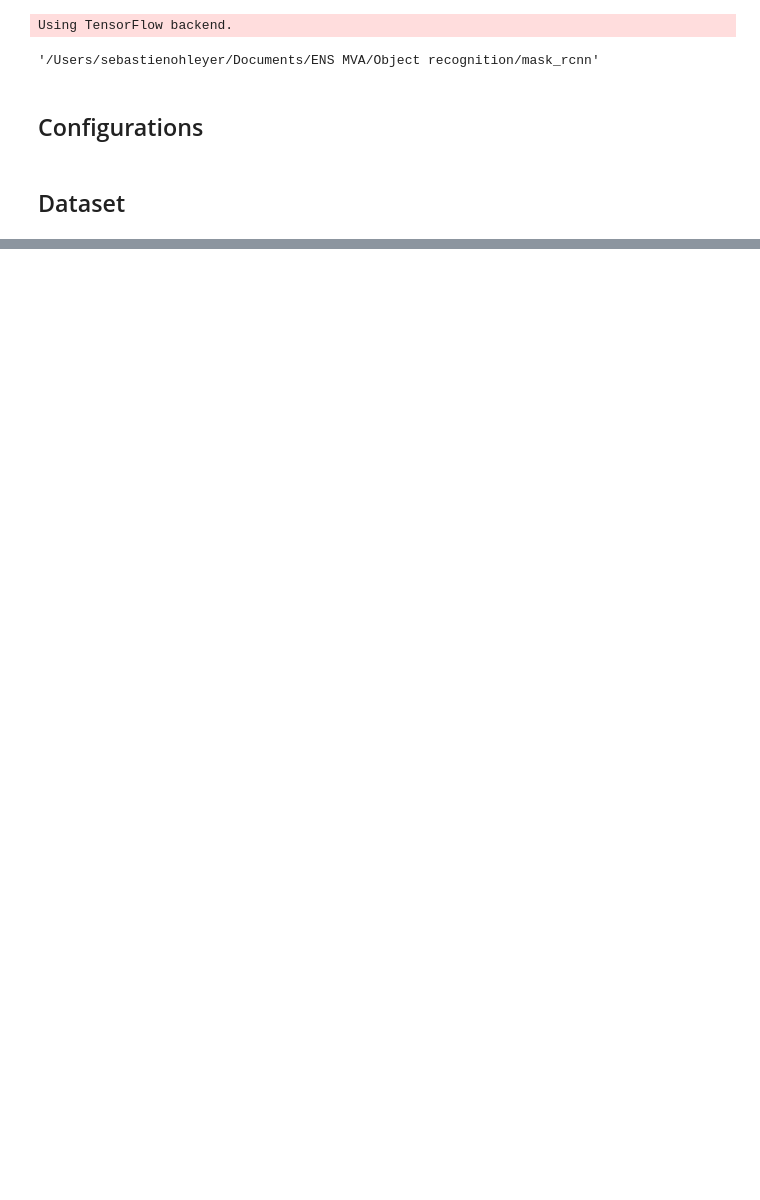
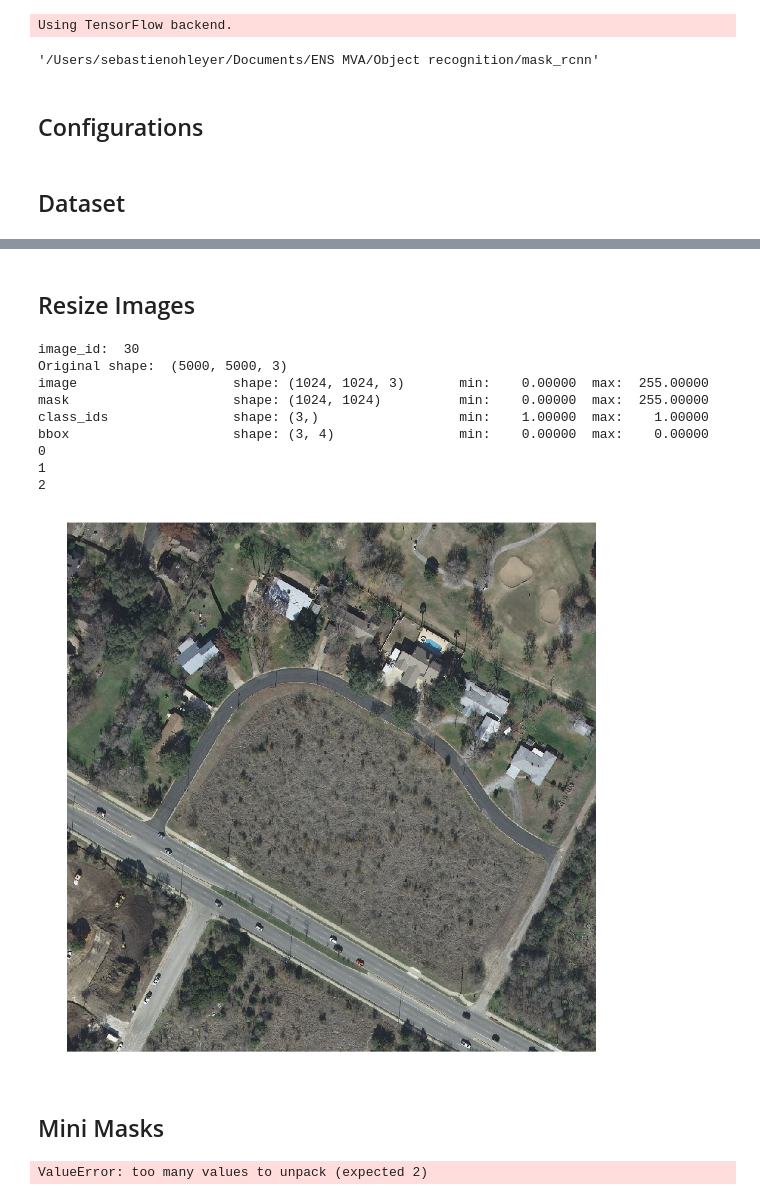
Before and after one commit to sohleyer/roof_segmentation, a Jupyter notebook: mask_rcnn/inspect_data.ipynb, the cells around one changed output, grey strips where cells are left out. Drawn from its saved outputs; the diff is of its cells as text; code cells hidden in the pictures; blank space fills up the shorter version.

```diff
--- a/mask_rcnn/inspect_data.ipynb
+++ b/mask_rcnn/inspect_data.ipynb
@@ -133,0 +126,50 @@ TypeError: 'tuple' object cannot be interpreted as an integer
+# %% [markdown]
+## Resize Images
+# %%
+# Load random image and mask.
+original_shape = image.shape
+# Resize
+image_resized, window, scale, padding = utils.resize_image(
+    image,
+    min_dim=config.IMAGE_MIN_DIM,
+    max_dim=config.IMAGE_MAX_DIM,
+    padding=config.IMAGE_PADDING)
+mask_resized = utils.resize_mask(full_mask, scale, padding)
+# Compute Bounding box
+bbox_resized = utils.extract_bboxes(mask_resized, instance_idx)
+
+# Display image and additional stats
+print("image_id: ", image_id, dataset.image_reference(image_id))
+print("Original shape: ", original_shape)
+log("image", image_resized)
+log("mask", mask_resized)
+log("class_ids", class_ids)
+log("bbox", bbox_resized)
+# Display image and instances
+visualize.display_instances(image_resized, bbox_resized, mask_resized, instance_idx, class_ids, dataset.class_names)
+# %% [output]
+image_id:  30
+Original shape:  (5000, 5000, 3)
+image                    shape: (1024, 1024, 3)       min:    0.00000  max:  255.00000
+mask                     shape: (1024, 1024)          min:    0.00000  max:  255.00000
+class_ids                shape: (3,)                  min:    1.00000  max:    1.00000
+bbox                     shape: (3, 4)                min:    0.00000  max:    0.00000
+0
+1
+2
+[figure, added]
+# %% [markdown]
+## Mini Masks
+# %%
+image, image_meta, class_ids, bbox, mask = modellib.load_image_gt(
+    dataset, config, image_id, use_mini_mask=False)
+
+log("image", image)
+log("image_meta", image_meta)
+log("class_ids", class_ids)
+log("bbox", bbox)
+log("mask", mask)
+
+display_images([image]+[mask[:,:,i] for i in range(min(mask.shape[-1], 7))])
+# %% [output]
+ValueError: too many values to unpack (expected 2)
```
Also changed, not shown: parts of 15 cells of this notebook, 6 other files.
